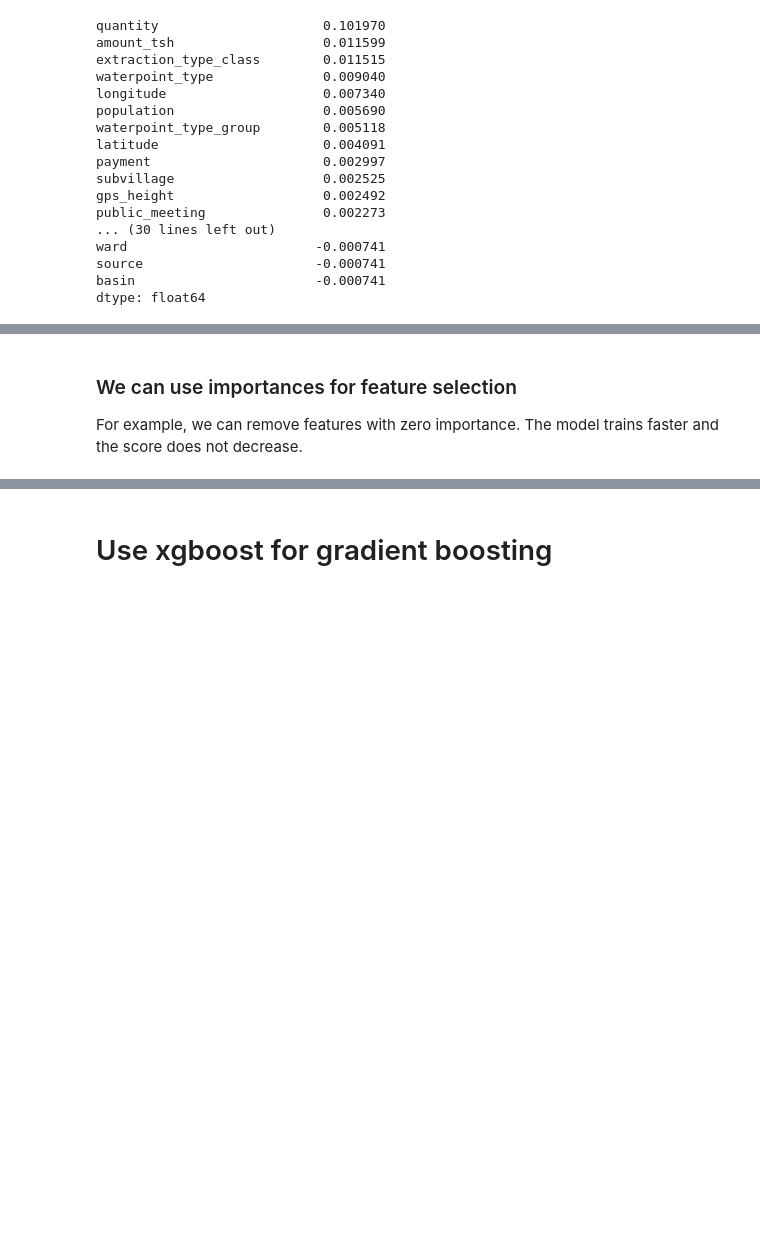
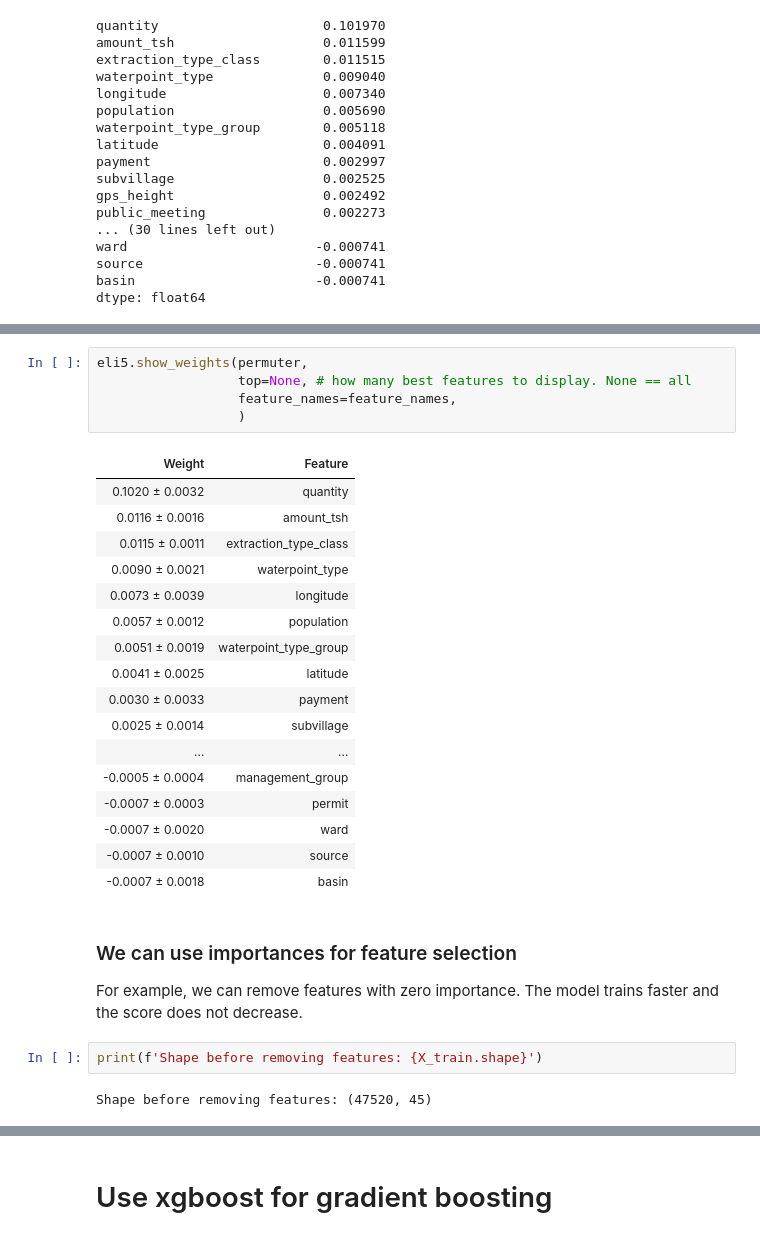
Before and after one commit to bloominstituteoftechnology/DS-Unit-2-Applied-Modeling, a Jupyter notebook: module3-permutation-boosting/LS_DS_233.ipynb, the cells around one changed output, grey strips where cells are left out. Saved outputs shown, nothing was run; the diff lists cells and outputs as text; blank space fills up the shorter version.

```diff
--- a/module3-permutation-boosting/LS_DS_233.ipynb
+++ b/module3-permutation-boosting/LS_DS_233.ipynb
@@ -366,4 +381,31 @@ dtype: float64
+# %%
+eli5.show_weights(permuter,
+                  top=None, # how many best features to display. None == all
+                  feature_names=feature_names,
+                  )
+# %% [output]
+| Weight | Feature |
+| 0.1020 ± 0.0032 | quantity |
+| 0.0116 ± 0.0016 | amount_tsh |
+| 0.0115 ± 0.0011 | extraction_type_class |
+| 0.0090 ± 0.0021 | waterpoint_type |
+| 0.0073 ± 0.0039 | longitude |
+| 0.0057 ± 0.0012 | population |
+| 0.0051 ± 0.0019 | waterpoint_type_group |
+| 0.0041 ± 0.0025 | latitude |
+| 0.0030 ± 0.0033 | payment |
+| 0.0025 ± 0.0014 | subvillage |
+| ... | ... |
+| -0.0005 ± 0.0004 | management_group |
+| -0.0007 ± 0.0003 | permit |
+| -0.0007 ± 0.0020 | ward |
+| -0.0007 ± 0.0010 | source |
+| -0.0007 ± 0.0018 | basin |
 # %% [markdown]
 ### We can use importances for feature selection
 
 For example, we can remove features with zero importance. The model trains faster and the score does not decrease.
+# %%
+print(f'Shape before removing features: {X_train.shape}')
+# %% [output]
+Shape before removing features: (47520, 45)
```
Also changed, not shown: parts of 5 cells of this notebook.
